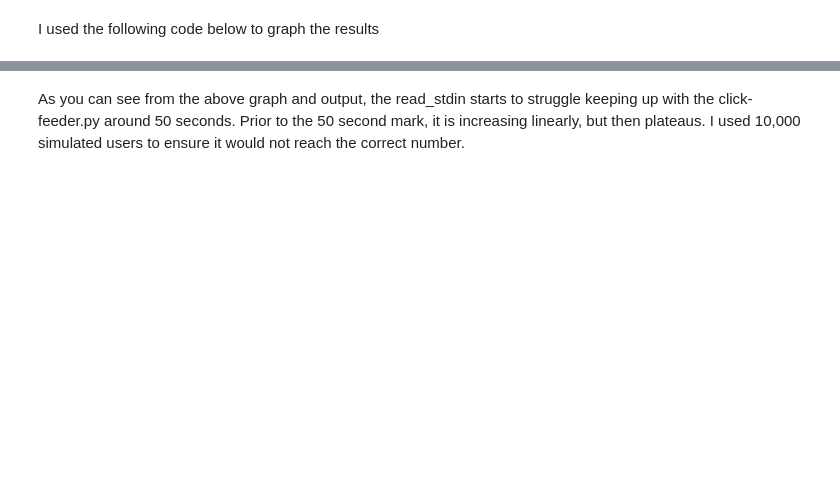
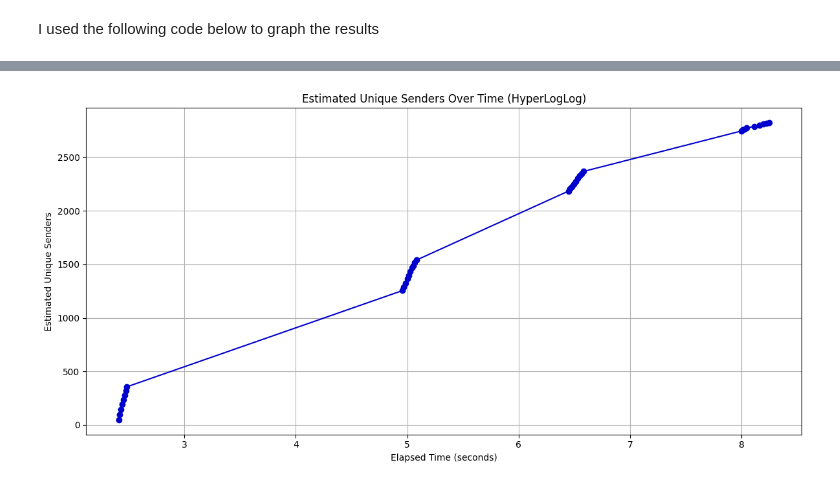
Before and after one commit to bfarrell20/Grad-School-Programs, a Jupyter notebook: Big Data/Week 8/Ex6.ipynb, the cells around one changed output, grey strips where cells are left out. Drawn from its saved outputs; the diff is of its cells as text; code cells hidden in the pictures; blank space fills up the shorter version.

```diff
--- a/Big Data/Week 8/Ex6.ipynb
+++ b/Big Data/Week 8/Ex6.ipynb
@@ -495,2 +555,30 @@ plt.show()
-# %% [markdown]
-As you can see from the above graph and output, the read_stdin starts to struggle keeping up with the click-feeder.py around 50 seconds. Prior to the 50 second mark, it is increasing linearly, but then plateaus. I used 10,000 simulated users to ensure it would not reach the correct number.
+# %%
+import matplotlib.pyplot as plt
+
+# Elapsed time (seconds)
+elapsed_time = [
+    2.411, 2.421, 2.431, 2.442, 2.453, 2.463, 2.474, 2.484,
+    4.958, 4.970, 4.988, 5.002, 5.014, 5.028, 5.043, 5.055, 5.069, 5.084,
+    6.446, 6.462, 6.478, 6.495, 6.513, 6.531, 6.545, 6.563, 6.581,
+    7.997, 8.013, 8.027, 8.045, 8.117, 8.159, 8.194, 8.226, 8.247
+]
+
+# Estimated unique senders
+estimated_unique_senders = [
+    49.07, 98.29, 145.65, 190.10, 234.67, 278.35, 318.07, 355.84,
+    1254.85, 1289.43, 1320.84, 1364.25, 1393.63, 1430.69, 1466.74, 1489.72, 1517.12, 1540.18,
+    2183.21, 2203.79, 2225.54, 2249.61, 2273.72, 2300.16, 2325.50, 2346.26, 2367.04,
+    2744.56, 2758.76, 2763.49, 2774.15, 2788.37, 2799.04, 2812.09, 2815.66, 2821.60
+]
+
+# Plotting
+plt.figure(figsize=(12, 6))
+plt.plot(elapsed_time, estimated_unique_senders, marker='o', linestyle='-', color='mediumblue')
+plt.title('Estimated Unique Senders Over Time (HyperLogLog)')
+plt.xlabel('Elapsed Time (seconds)')
+plt.ylabel('Estimated Unique Senders')
+plt.grid(True)
+plt.tight_layout()
+plt.show()
+# %% [output]
+[figure, added]
```
Also changed, not shown: parts of 25 cells of this notebook, 5 other files.
